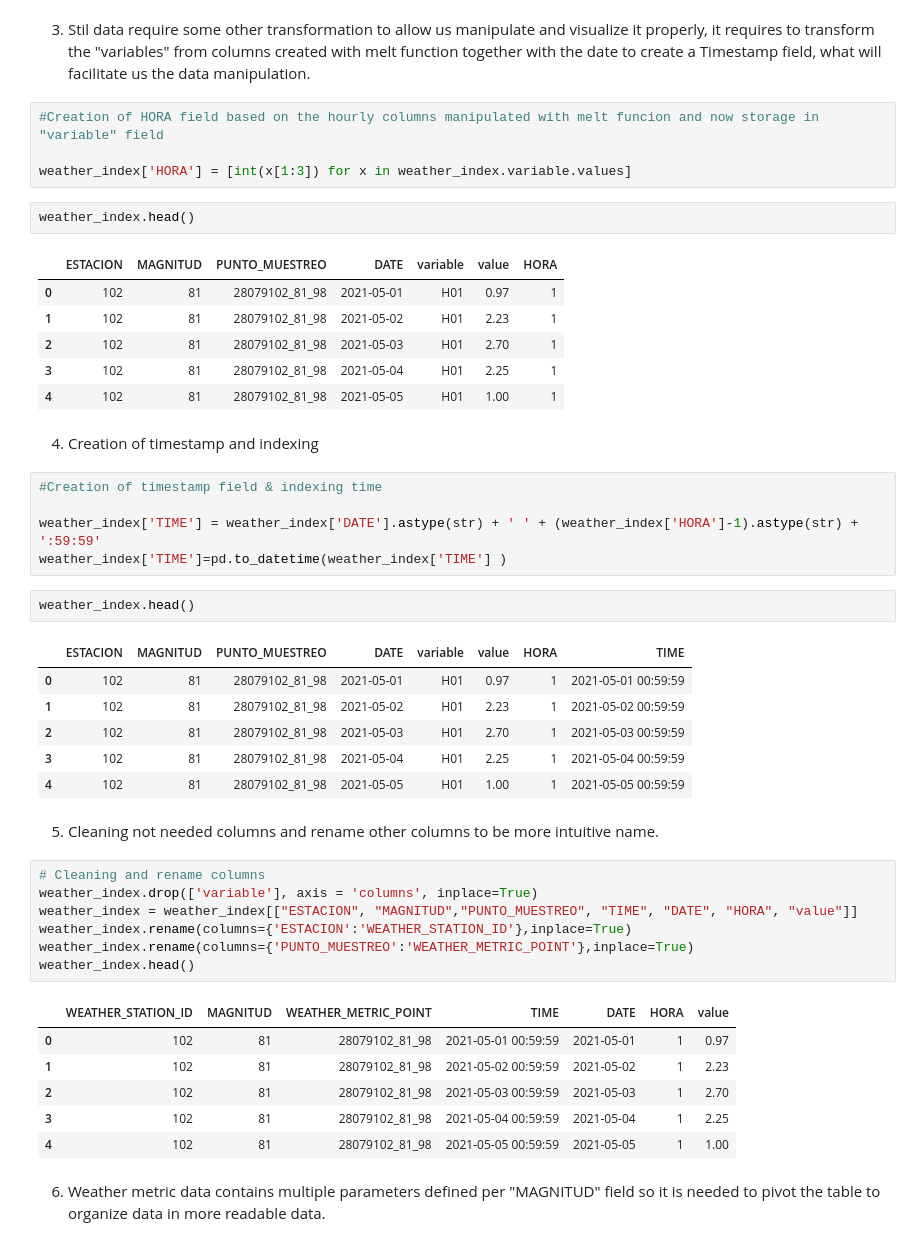
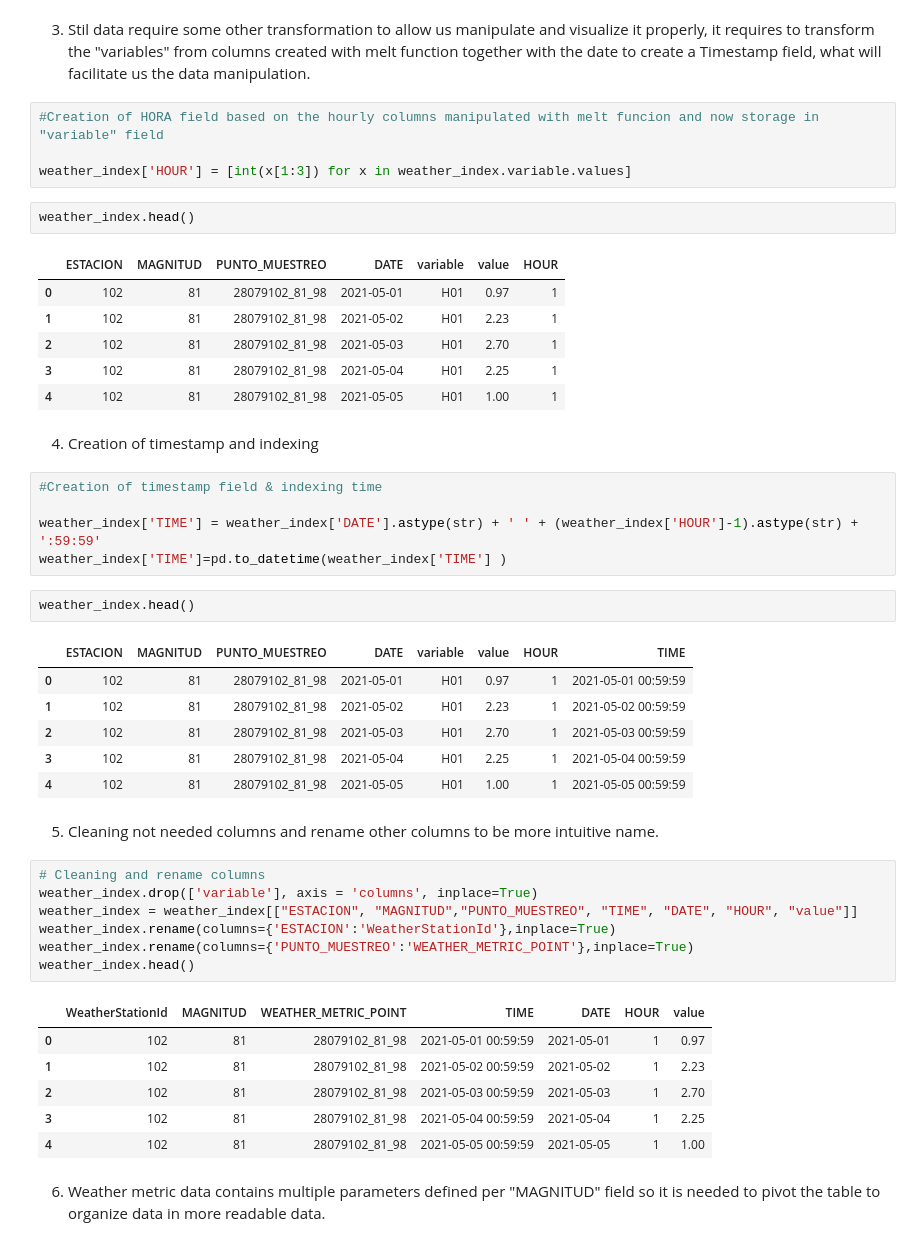
Before and after one commit to corti-acs/KS_TFM_MadridAirQuality, a Jupyter notebook: notebooks/3_Cleaning_Transformation_Exploratory.ipynb, the cells around one changed output. Cells and saved outputs as stored; diff of their text form.

```diff
--- a/notebooks/3_Cleaning_Transformation_Exploratory.ipynb
+++ b/notebooks/3_Cleaning_Transformation_Exploratory.ipynb
@@ -517,11 +532,11 @@ weather_index
 # %%
 #Creation of HORA field based on the hourly columns manipulated with melt funcion and now storage in "variable" field
 
-weather_index['HORA'] = [int(x[1:3]) for x in weather_index.variable.values]
+weather_index['HOUR'] = [int(x[1:3]) for x in weather_index.variable.values]
 # %%
 weather_index.head()
 # %% [output]
-|  | ESTACION | MAGNITUD | PUNTO_MUESTREO | DATE | variable | value | HORA |
+|  | ESTACION | MAGNITUD | PUNTO_MUESTREO | DATE | variable | value | HOUR |
 | 0 | 102 | 81 | 28079102_81_98 | 2021-05-01 | H01 | 0.97 | 1 |
 | 1 | 102 | 81 | 28079102_81_98 | 2021-05-02 | H01 | 2.23 | 1 |
 | 2 | 102 | 81 | 28079102_81_98 | 2021-05-03 | H01 | 2.70 | 1 |
@@ -532,12 +547,12 @@ weather_index.head()
 # %%
 #Creation of timestamp field & indexing time
 
-weather_index['TIME'] = weather_index['DATE'].astype(str) + ' ' + (weather_index['HORA']-1).astype(str) + ':59:59'
+weather_index['TIME'] = weather_index['DATE'].astype(str) + ' ' + (weather_index['HOUR']-1).astype(str) + ':59:59'
 weather_index['TIME']=pd.to_datetime(weather_index['TIME'] )
 # %%
 weather_index.head()
 # %% [output]
-|  | ESTACION | MAGNITUD | PUNTO_MUESTREO | DATE | variable | value | HORA | TIME |
+|  | ESTACION | MAGNITUD | PUNTO_MUESTREO | DATE | variable | value | HOUR | TIME |
 | 0 | 102 | 81 | 28079102_81_98 | 2021-05-01 | H01 | 0.97 | 1 | 2021-05-01 00:59:59 |
 | 1 | 102 | 81 | 28079102_81_98 | 2021-05-02 | H01 | 2.23 | 1 | 2021-05-02 00:59:59 |
 | 2 | 102 | 81 | 28079102_81_98 | 2021-05-03 | H01 | 2.70 | 1 | 2021-05-03 00:59:59 |
@@ -548,12 +563,12 @@ weather_index.head()
 # %%
 # Cleaning and rename columns
 weather_index.drop(['variable'], axis = 'columns', inplace=True)
-weather_index = weather_index[["ESTACION", "MAGNITUD","PUNTO_MUESTREO", "TIME", "DATE", "HORA", "value"]]
-weather_index.rename(columns={'ESTACION':'WEATHER_STATION_ID'},inplace=True)
+weather_index = weather_index[["ESTACION", "MAGNITUD","PUNTO_MUESTREO", "TIME", "DATE", "HOUR", "value"]]
+weather_index.rename(columns={'ESTACION':'WeatherStationId'},inplace=True)
 weather_index.rename(columns={'PUNTO_MUESTREO':'WEATHER_METRIC_POINT'},inplace=True)
 weather_index.head()
 # %% [output]
-|  | WEATHER_STATION_ID | MAGNITUD | WEATHER_METRIC_POINT | TIME | DATE | HORA | value |
+|  | WeatherStationId | MAGNITUD | WEATHER_METRIC_POINT | TIME | DATE | HOUR | value |
 | 0 | 102 | 81 | 28079102_81_98 | 2021-05-01 00:59:59 | 2021-05-01 | 1 | 0.97 |
 | 1 | 102 | 81 | 28079102_81_98 | 2021-05-02 00:59:59 | 2021-05-02 | 1 | 2.23 |
 | 2 | 102 | 81 | 28079102_81_98 | 2021-05-03 00:59:59 | 2021-05-03 | 1 | 2.70 |
```
Also changed, not shown: parts of 33 cells of this notebook.
